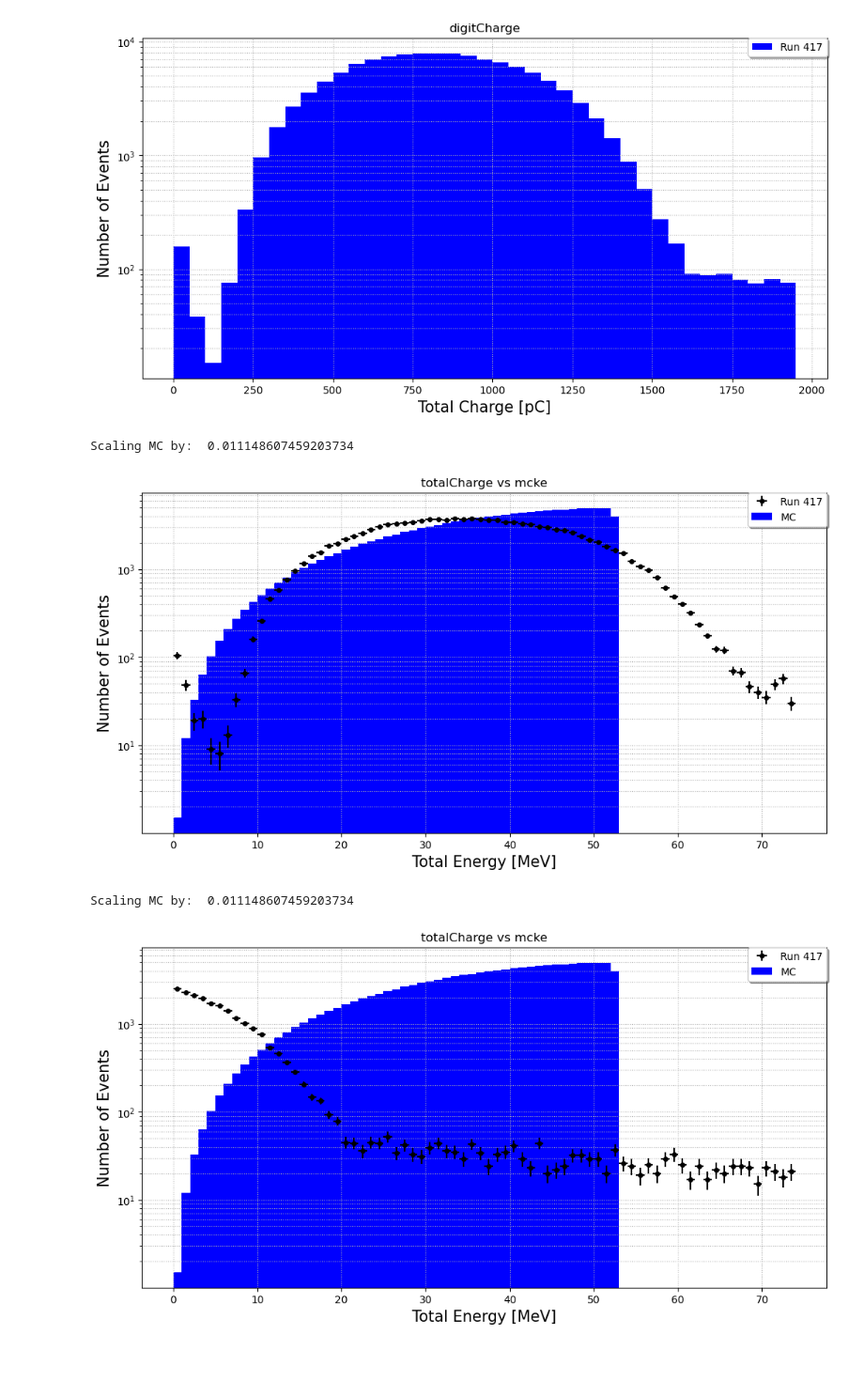
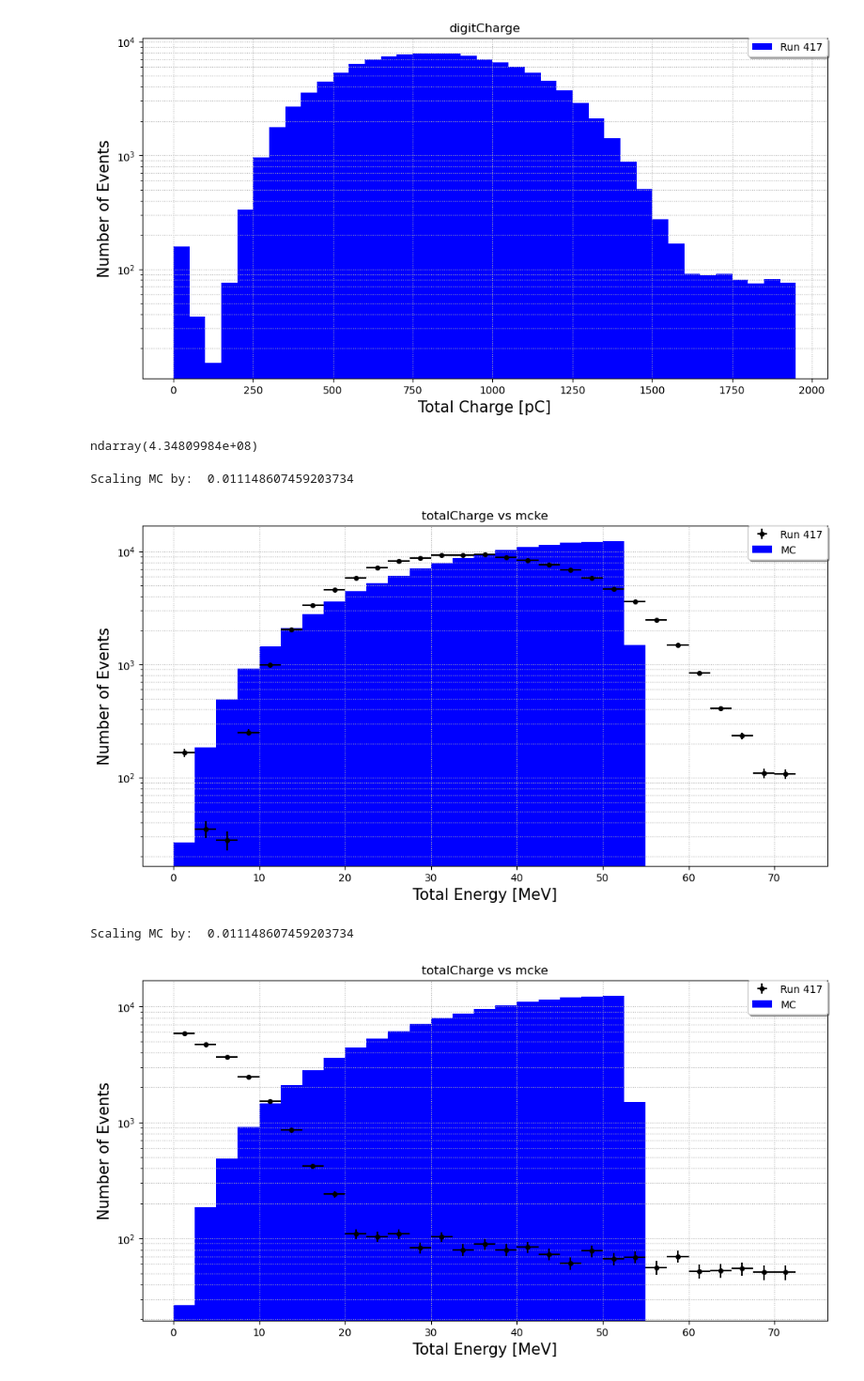
Before and after one commit to wtoslac/EosAnalyses, a Jupyter notebook: Austin/micheal_electron_analysis.ipynb, the cells around one changed output. Shown at 94% size. Cells and saved outputs as stored; diff of their text form; code cells hidden in the pictures.

```diff
--- a/Austin/micheal_electron_analysis.ipynb
+++ b/Austin/micheal_electron_analysis.ipynb
@@ -543,24 +543,30 @@ plot_hist(run417_filter,[0,2000],50,title="digitCharge",xlabel="Total Charge [pC
 [figure]
 [figure]
 [figure]
+# %%
+flat_mc_energy = flat( mc_energy,isSum=True)
+# %%
+np.sum(mc_energy, axis = 0)
+# %% [output]
+ndarray(4.34809984e+08)
 # %%
 #a = 23.58
 #a = 23.6
 #b = 48.29
 #b = 47.57
 #data_energy = (flat(data_charge[bool_time],isSum=True)/a) - b
 
 #Check channel ID, for dead channel.
 #eos -r 417?
 #Scale down with lots of MC
 
 run417_energy = (run417_filter/m) - b*0
 
-plot_hist(run417_energy,[0,75],1,title="totalCharge vs mcke",xlabel="Total Energy [MeV]",data_label="Run 417",mc_data=flat( mc_energy,isSum=True),mc_label="MC",bool_log=True,bool_error=True)
-plot_hist(run417_energy-b,[0,75],1,title="totalCharge vs mcke",xlabel="Total Energy [MeV]",data_label="Run 417",mc_data=flat( mc_energy,isSum=True),mc_label="MC",bool_log=True,bool_error=True)
+plot_hist(run417_energy,[0,75],2.5,title="totalCharge vs mcke",xlabel="Total Energy [MeV]",data_label="Run 417",mc_data=flat_mc_energy,mc_label="MC",bool_log=True,bool_error=True)
+plot_hist(run417_energy-b,[0,75],2.5,title="totalCharge vs mcke",xlabel="Total Energy [MeV]",data_label="Run 417",mc_data=flat_mc_energy,mc_label="MC",bool_log=True,bool_error=True)
 # %% [output]
 Scaling MC by:  0.011148607459203734
-[figure, old version]
+[figure, new version]
 Scaling MC by:  0.011148607459203734
-[figure, old version]
+[figure, new version]
 # %%
```
Also changed, not shown: parts of 1 cell of this notebook.
